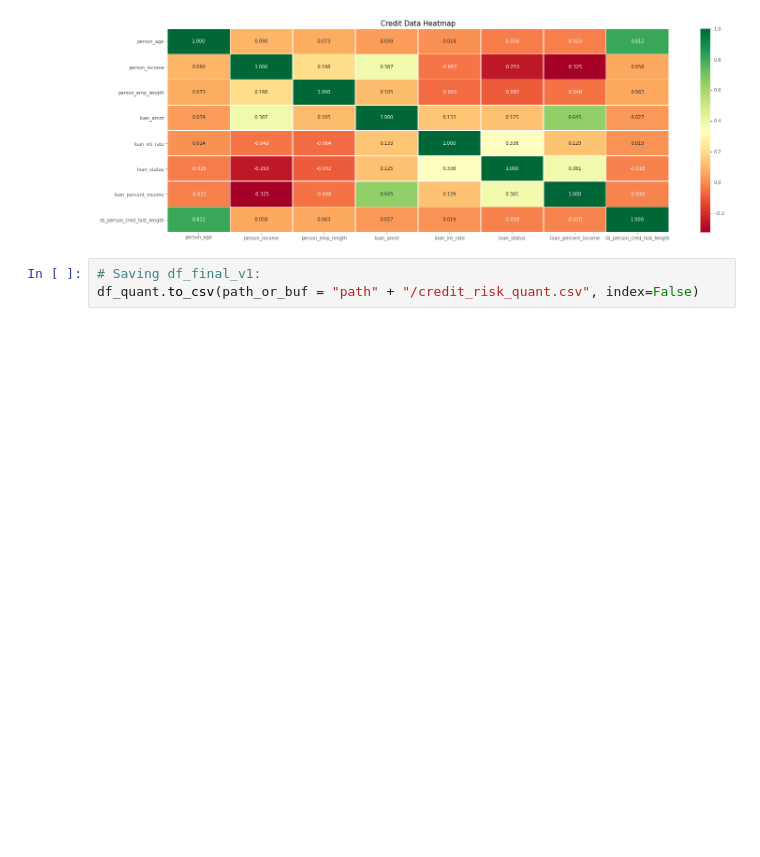
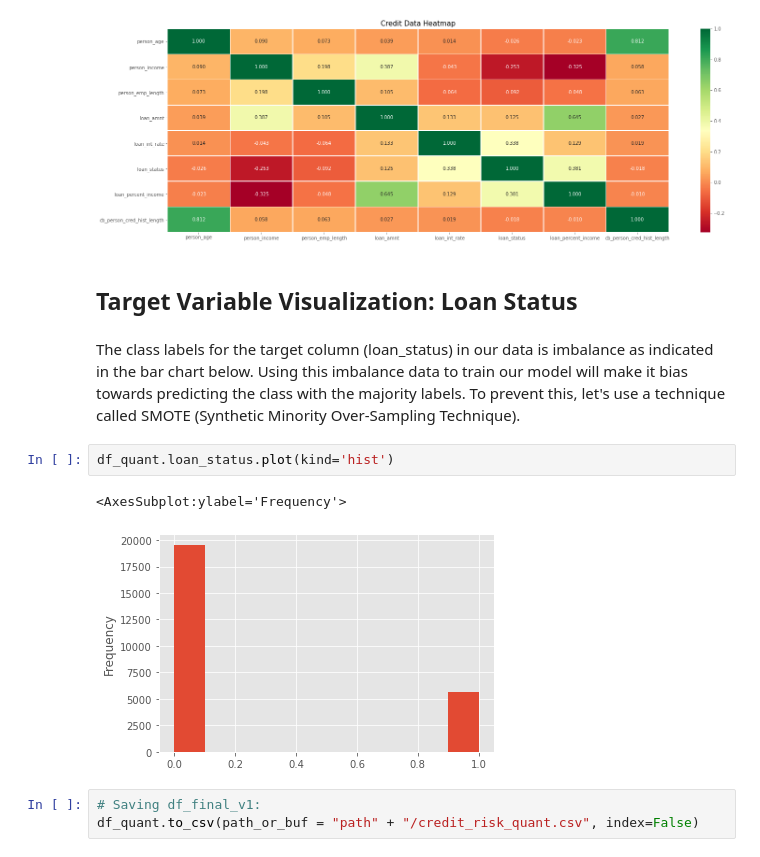
Before and after one commit to akthammomani/Credit_Risk_Classification, a Jupyter notebook: Notebooks/Credit_Risk_Wrangling_EDA.ipynb, the cells around one changed output. Saved outputs shown, nothing was run; the diff lists cells and outputs as text; blank space fills up the shorter version.

```diff
--- a/Notebooks/Credit_Risk_Wrangling_EDA.ipynb
+++ b/Notebooks/Credit_Risk_Wrangling_EDA.ipynb
@@ -556,6 +556,15 @@ plt.title('Credit Data Heatmap', fontsize=15)
 # %% [output]
 Text(0.5, 1.0, 'Credit Data Heatmap')
 [figure]
+# %% [markdown]
+## Target Variable Visualization: Loan Status
+# %% [markdown]
+The class labels for the target column (loan_status) in our data is imbalance as indicated in the bar chart below. Using this imbalance data to train our model will make it bias towards predicting the class with the majority labels. To prevent this, let's use a technique called SMOTE (Synthetic Minority Over-Sampling Technique).
+# %%
+df_quant.loan_status.plot(kind='hist')
+# %% [output]
+<AxesSubplot:ylabel='Frequency'>
+[figure, added]
 # %%
 # Saving df_final_v1:
 df_quant.to_csv(path_or_buf = "path" + "/credit_risk_quant.csv", index=False)
```
